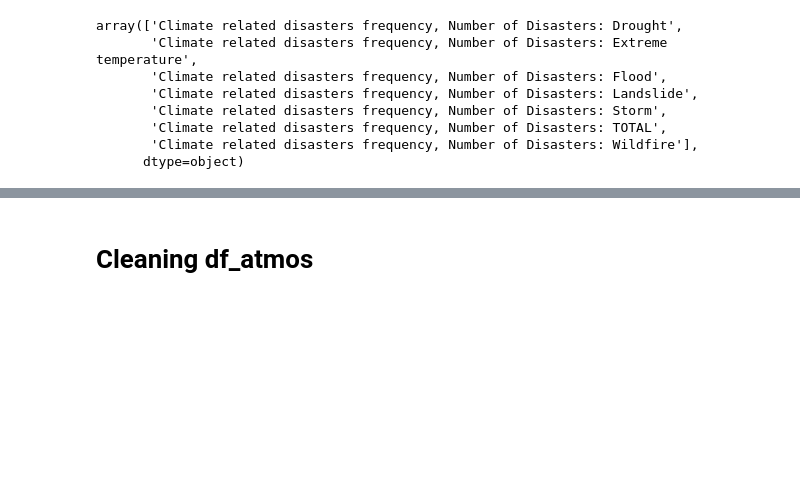
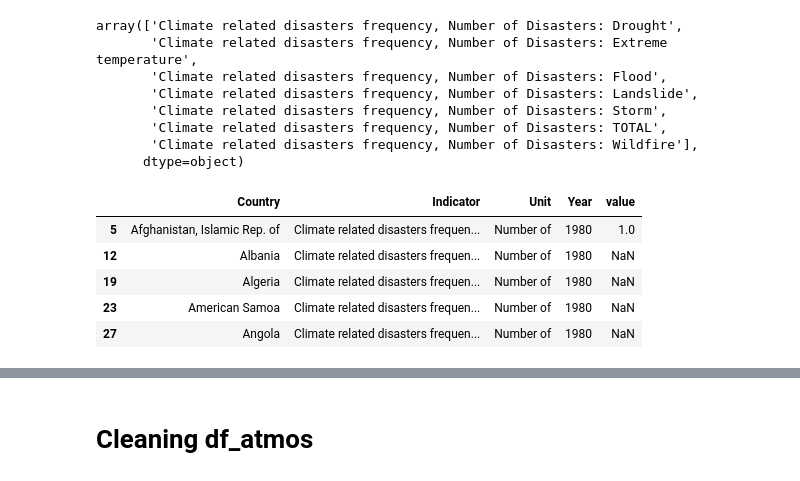
Before and after one commit to AlfonsoUrra/Climate-Change-Predictive-Model, a Jupyter notebook: src/Main.ipynb, the cells around one changed output, grey strips where cells are left out. Cells and saved outputs as stored; diff of their text form; code cells hidden in the pictures; blank space fills up the shorter version.

```diff
--- a/src/Main.ipynb
+++ b/src/Main.ipynb
@@ -667,3 +673,12 @@ df_dis = df_dis.drop(['ObjectId', 'ISO2', 'ISO3', 'Source', 'CTS_Code', 'CTS_Nam
 df_dis = df_dis.melt(id_vars = ['Country', 'Indicator', 'Unit']).rename({'variable': 'Year'}, axis=1 )
 # %%
 df_dis_model = df_dis[df_dis['Indicator'] == 'Climate related disasters frequency, Number of Disasters: TOTAL']
+# %%
+df_dis_model.head()
+# %% [output]
+|  | Country | Indicator | Unit | Year | value |
+| 5 | Afghanistan, Islamic Rep. of | Climate related disasters frequen... | Number of | 1980 | 1.0 |
+| 12 | Albania | Climate related disasters frequen... | Number of | 1980 | NaN |
+| 19 | Algeria | Climate related disasters frequen... | Number of | 1980 | NaN |
+| 23 | American Samoa | Climate related disasters frequen... | Number of | 1980 | NaN |
+| 27 | Angola | Climate related disasters frequen... | Number of | 1980 | NaN |
```
Also changed, not shown: parts of 62 cells of this notebook.
